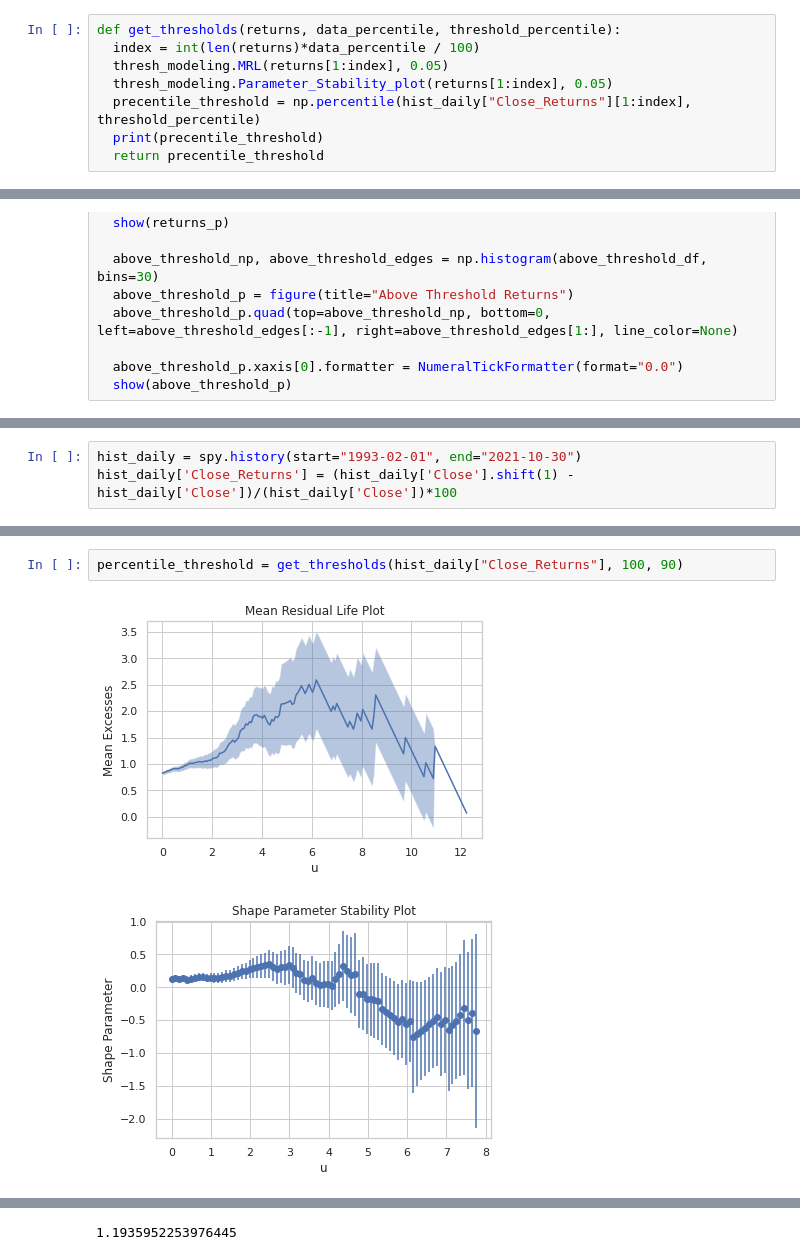
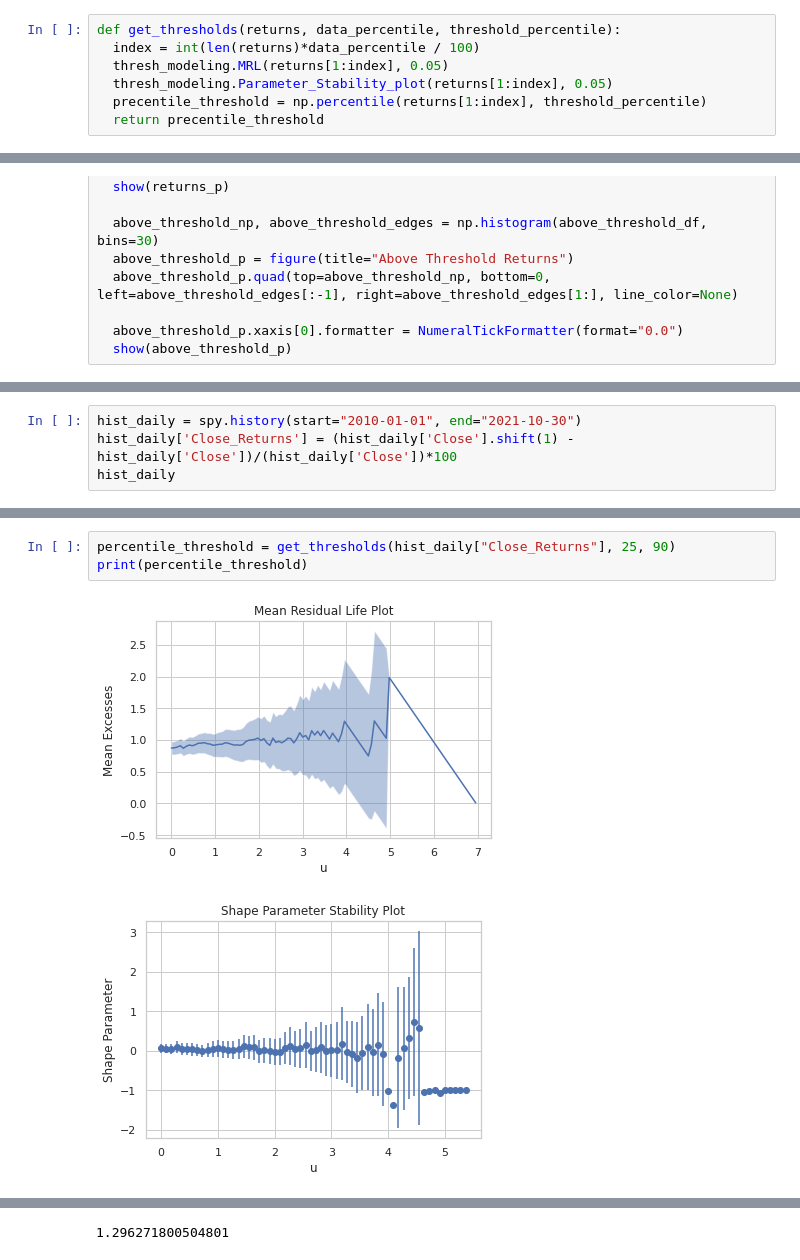
Before and after one commit to mahimna/625-721-Project, a Jupyter notebook: 625_721_Research_Project.ipynb, the cells around one changed output, grey strips where cells are left out. Drawn from its saved outputs; the diff is of its cells as text.

```diff
--- a/625_721_Research_Project.ipynb
+++ b/625_721_Research_Project.ipynb
@@ -126,8 +126,7 @@ def get_thresholds(returns, data_percentile, threshold_percentile):
   index = int(len(returns)*data_percentile / 100)
   thresh_modeling.MRL(returns[1:index], 0.05)
   thresh_modeling.Parameter_Stability_plot(returns[1:index], 0.05)
-  precentile_threshold = np.percentile(hist_daily["Close_Returns"][1:index], threshold_percentile)
-  print(precentile_threshold)
+  precentile_threshold = np.percentile(returns[1:index], threshold_percentile)
   return precentile_threshold
 # %%
 def estimate_parameters(returns, data_percentile, threshold):
@@ -163,3 +186,4 @@ def find_cdf_of_max_value(returns, data_percentile, threshold, scale, shape):
 # %%
-hist_daily = spy.history(start="1993-02-01", end="2021-10-30")
+hist_daily = spy.history(start="2010-01-01", end="2021-10-30")
 hist_daily['Close_Returns'] = (hist_daily['Close'].shift(1) - hist_daily['Close'])/(hist_daily['Close'])*100
+hist_daily
@@ -177,5 +240,6 @@ plot_close_values_and_returns(hist_daily['Close'], hist_daily['Close_Returns'],
 # %%
-percentile_threshold = get_thresholds(hist_daily["Close_Returns"], 100, 90)
+percentile_threshold = get_thresholds(hist_daily["Close_Returns"], 25, 90)
+print(percentile_threshold)
 # %% [output]
-[figure, old version]
+[figure, new version]
-[figure, old version]
+[figure, new version]
@@ -183,2 +247,2 @@ percentile_threshold = get_thresholds(hist_daily["Close_Returns"], 100, 90)
-1.1935952253976445
+1.296271800504801
 # %%
```
Also changed, not shown: parts of 19 cells of this notebook.
